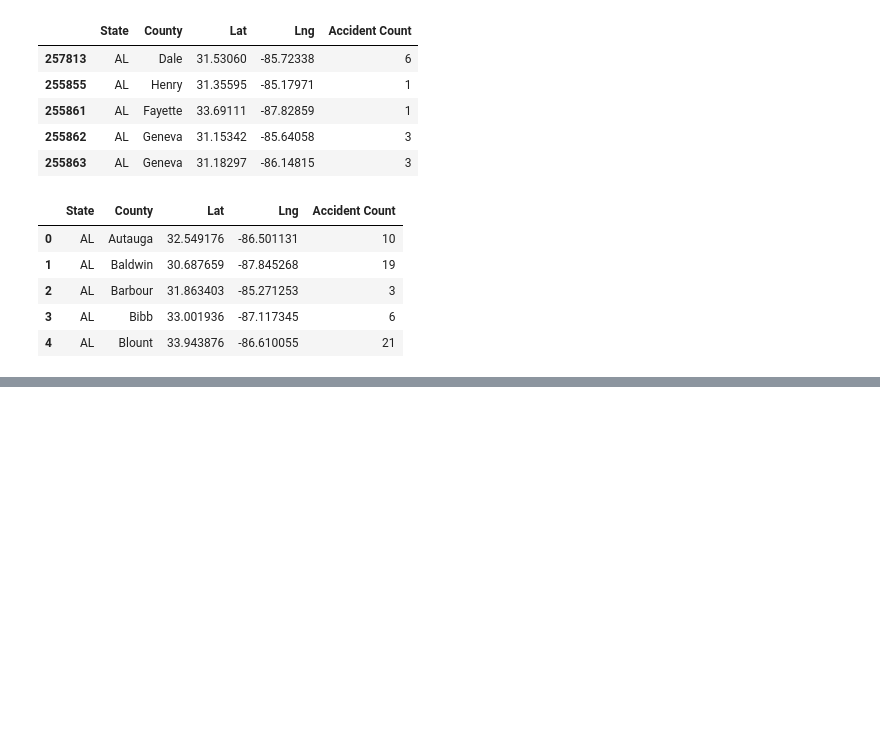
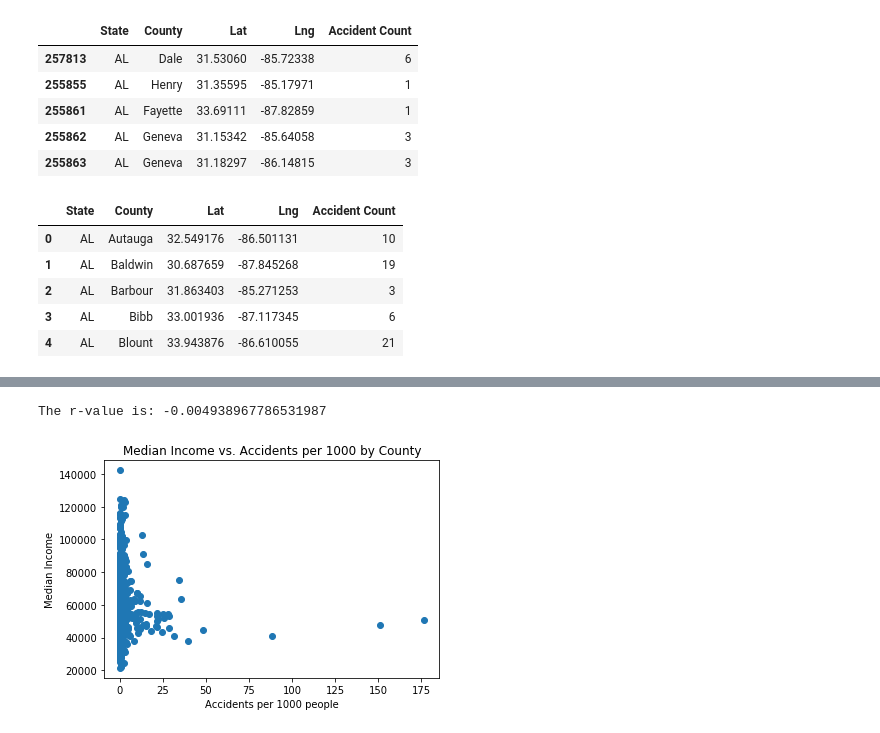
Before and after one commit to T1me2/TeamAmazing2, a Jupyter notebook: glen_project1.ipynb, the cells around one changed output, grey strips where cells are left out. Saved outputs shown, nothing was run; the diff lists cells and outputs as text; code cells hidden in the pictures; blank space fills up the shorter version.

Commit message:
Created heatmap and scatter plot

```diff
--- a/glen_project1.ipynb
+++ b/glen_project1.ipynb
@@ -302,0 +243,5 @@ accidents_census_df.head()
+# %%
+# Read in csv file as new cleaned dataframe
+accident_data_complete = pd.read_csv("Resources/accidents_census_bycounty.csv")
+
+accident_data_complete.head()
@@ -337,0 +288,11 @@ ValueError: Dimensions must be defined as a tuple, string, dictionary or Dimensi
+# %%
+# Configure gmaps with API key
+gmaps.configure(api_key=gkey)
+
+# Store 'Lat' and 'Lng' into  locations
+locations = accident_data_complete[["Lat", "Lng"]]
+
+median_income = accident_data_complete["Median Household Income"]
+accidents_per_1000 = accident_data_complete["Accidents (per 1000)"]
+
+accident_data_complete.head()
@@ -337,0 +319,22 @@ ValueError: Dimensions must be defined as a tuple, string, dictionary or Dimensi
+# %%
+x_values = accidents_per_1000
+y_values = median_income
+
+plt.scatter(x_values, y_values)
+plt.title("Median Income vs. Accidents per 1000 by County")
+plt.xlabel("Accidents per 1000 people")
+plt.ylabel("Median Income")
+
+(slope, intercept, rvalue, pvalue, stderr) = linregress(accidents_per_1000, median_income)
+
+# Define the line equation as a string in slope-intercept form
+line_eq = f"y={round(slope,2)}x + {round(intercept,2)}"
+
+# Calculate y-values of regression line from the x_values parameter, slope and y-intercept
+regress_values = slope * x_values + intercept
+
+# Print the r-value (correlation coefficient)
+print(f"The r-value is: {rvalue}")
+# %% [output]
+The r-value is: -0.004938967786531987
+[figure, added]
```
Also changed, not shown: parts of 13 cells of this notebook.
